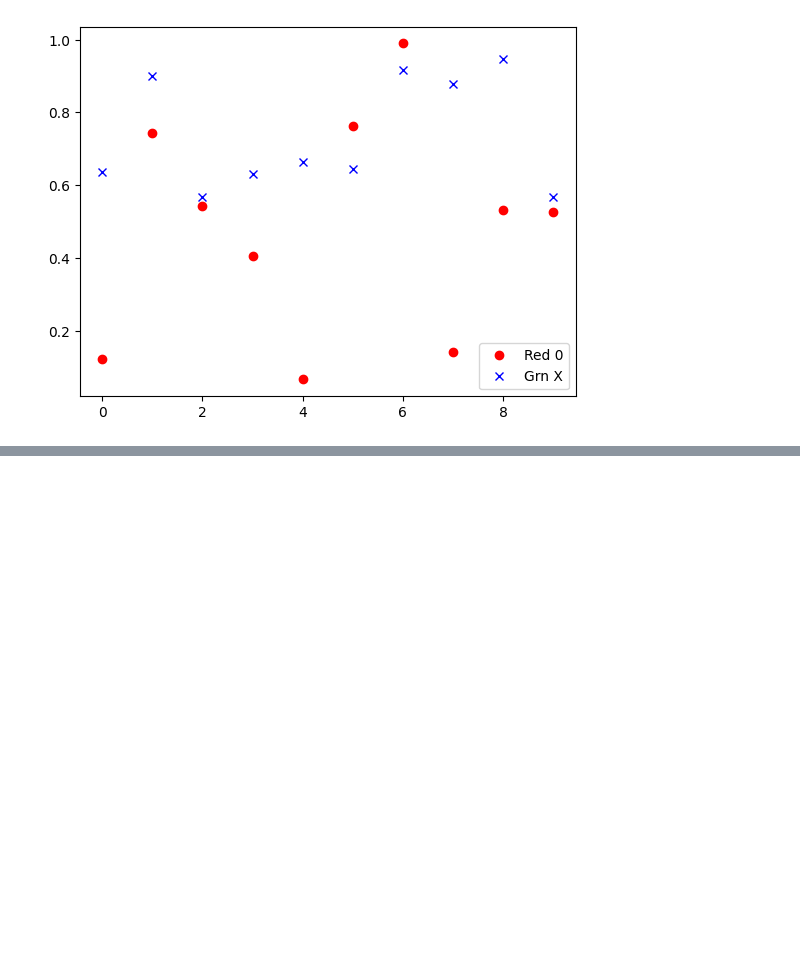
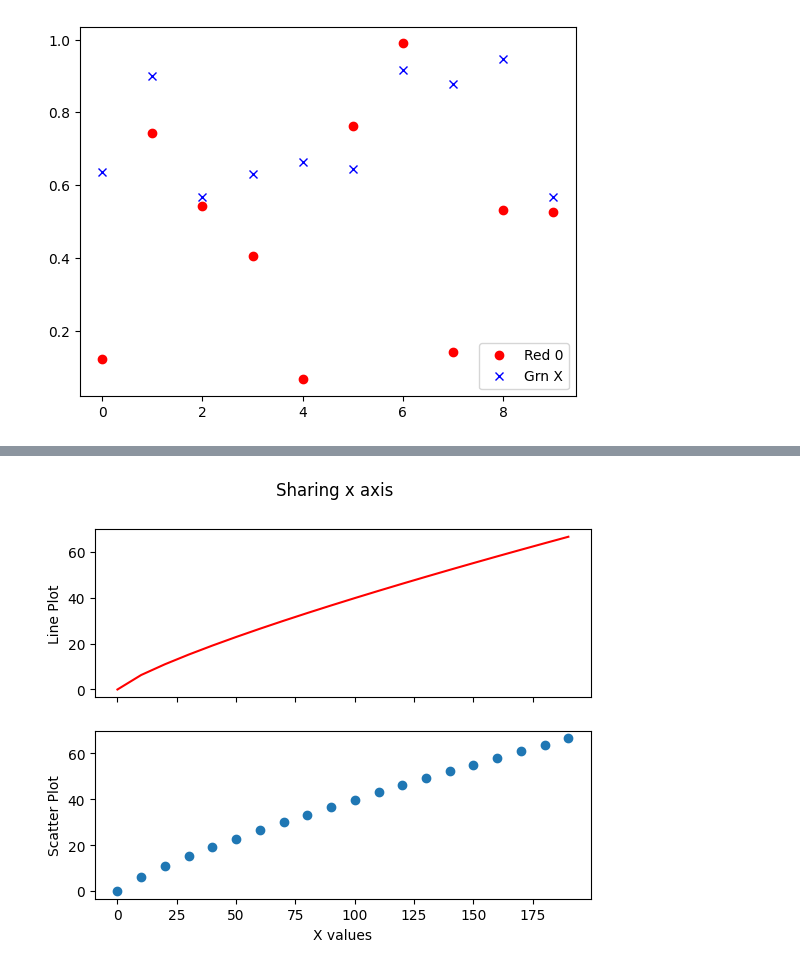
Before and after one commit to MuhammadjonArabov/Data-science, a Jupyter notebook: Vizualization/new.ipynb, the cells around one changed output, grey strips where cells are left out. Cells and saved outputs as stored; diff of their text form; code cells hidden in the pictures; blank space fills up the shorter version.

```diff
--- a/Vizualization/new.ipynb
+++ b/Vizualization/new.ipynb
@@ -77,0 +125,24 @@ plt.show()
+# %%
+# 2 ta subplot yaratish, x o'qi bir xil bo'lishi uchun sharex=True
+fig, plots = plt.subplots(2, sharex=True)
+
+# Grafik sarlavhasi
+fig.suptitle("Sharing x axis")
+
+# Ma'lumotlar
+x = range(0, 200, 10)
+y = [n**0.8 for n in x]
+
+# Birinchi subplot - chiziqli grafik
+plots[0].plot(x, y, color="r")
+plots[0].set_ylabel("Line Plot")
+
+# Ikkinchi subplot - scatter (nuqta) grafik
+plots[1].scatter(x, y)
+plots[1].set_ylabel("Scatter Plot")
+plots[1].set_xlabel("X values")
+
+# Grafikni ko‘rsatish
+plt.show()
+# %% [output]
+[figure, added]
```
Also changed, not shown: parts of 4 cells of this notebook, 2 other files.
